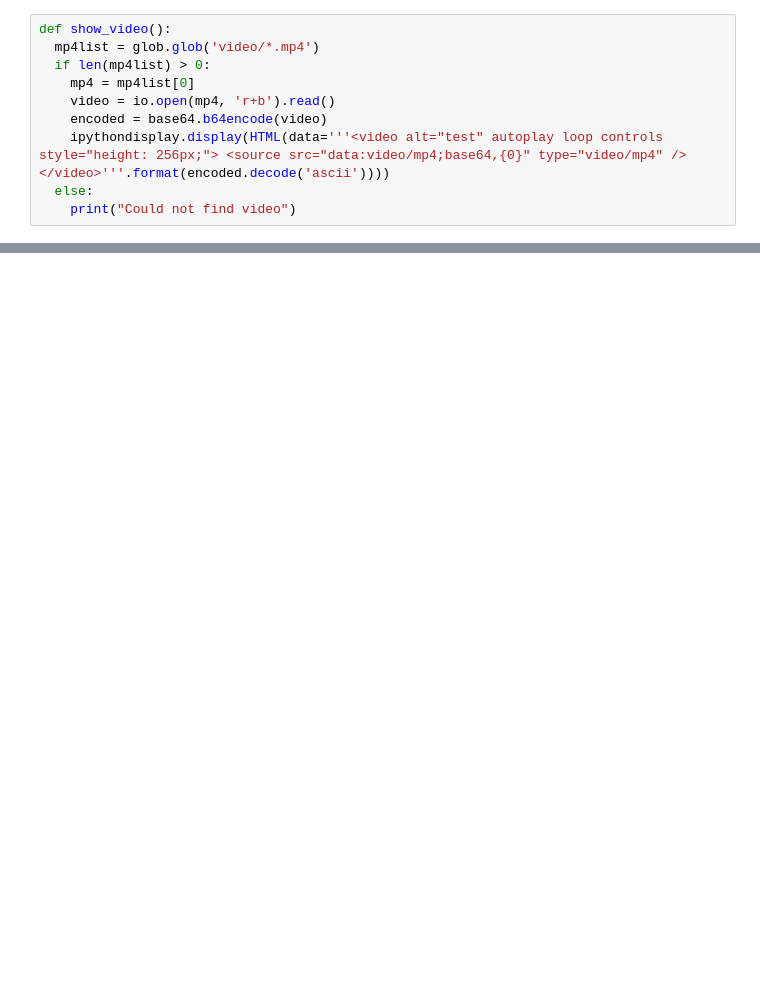
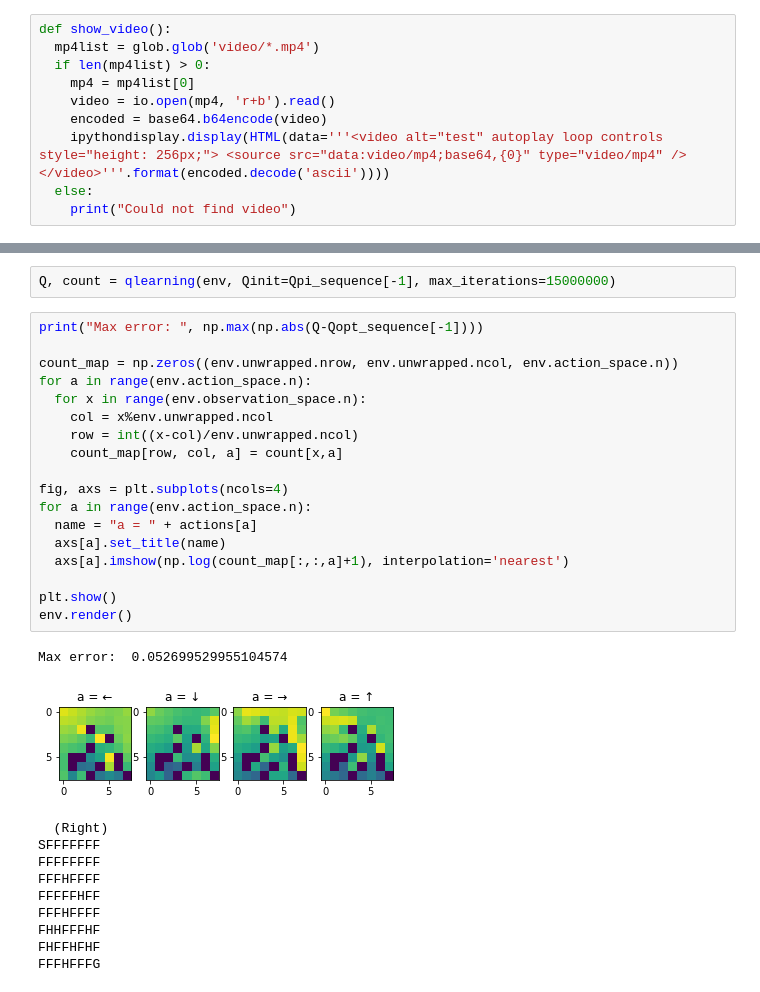
Before and after one commit to galleon/rugged-brains, a Jupyter notebook: part1.ipynb, the cells around one changed output, grey strips where cells are left out. Drawn from its saved outputs; the diff is of its cells as text; blank space fills up the shorter version.

```diff
--- a/part1.ipynb
+++ b/part1.ipynb
@@ -70,0 +280,32 @@ print('Observation space for Mountain car env: '+str(env.observation_space))
+# %%
+Q, count = qlearning(env, Qinit=Qpi_sequence[-1], max_iterations=15000000)
+# %%
+print("Max error: ", np.max(np.abs(Q-Qopt_sequence[-1])))
+
+count_map = np.zeros((env.unwrapped.nrow, env.unwrapped.ncol, env.action_space.n))
+for a in range(env.action_space.n):
+  for x in range(env.observation_space.n):
+    col = x%env.unwrapped.ncol
+    row = int((x-col)/env.unwrapped.ncol)
+    count_map[row, col, a] = count[x,a]
+
+fig, axs = plt.subplots(ncols=4)
+for a in range(env.action_space.n):
+  name = "a = " + actions[a]
+  axs[a].set_title(name)
+  axs[a].imshow(np.log(count_map[:,:,a]+1), interpolation='nearest')
+
+plt.show()
+env.render()
+# %% [output]
+Max error:  0.052699529955104574
+[figure, added]
+  (Right)
+SFFFFFFF
+FFFFFFFF
+FFFHFFFF
+FFFFFHFF
+FFFHFFFF
+FHHFFFHF
+FHFFHFHF
+FFFHFFFG
```
Also changed, not shown: parts of 41 cells of this notebook.
